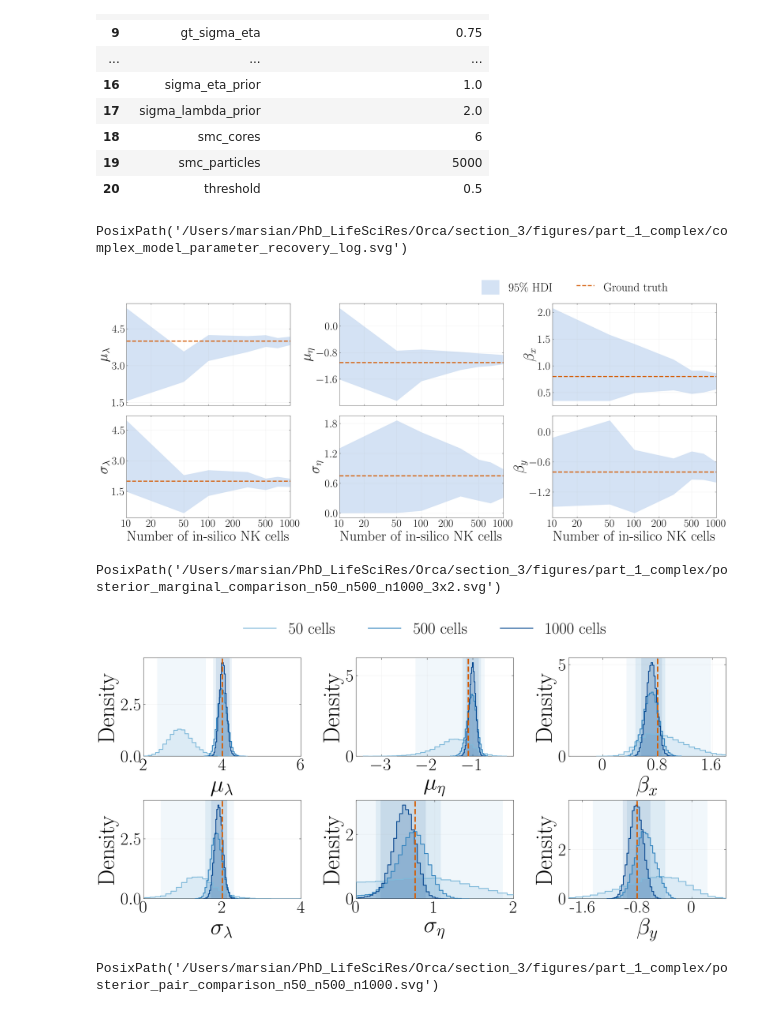
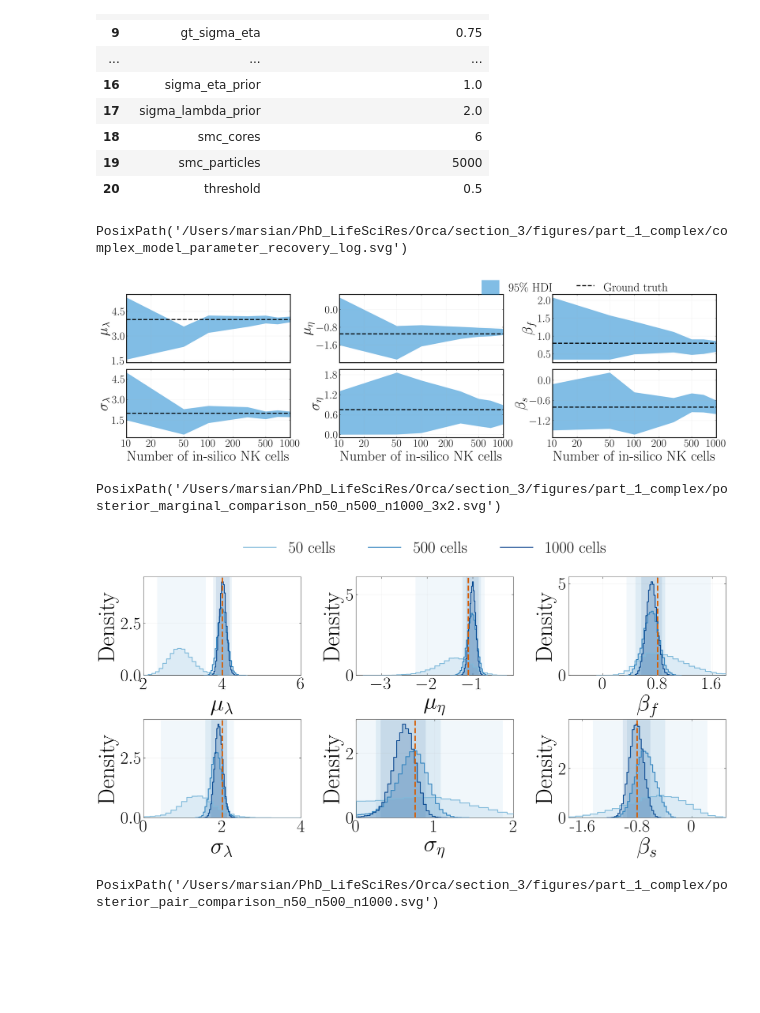
Before and after one commit to sthsci/Barracuda, a Jupyter notebook: section_3/notebooks/plot_1_trajmodel.ipynb, the cells around one changed output. Drawn from its saved outputs; the diff is of its cells as text; code cells hidden in the pictures; blank space fills up the shorter version.

```diff
--- a/section_3/notebooks/plot_1_trajmodel.ipynb
+++ b/section_3/notebooks/plot_1_trajmodel.ipynb
@@ -79,8 +79,8 @@ PARAM_LABELS = {
     # "mu_p0": r"$\mu_{p_0}$",
     "mu_eta": r"$\mu_\eta$",
     "sigma_eta": r"$\sigma_\eta$",
-    "beta_x": r"$\beta_x$",
-    "beta_y": r"$\beta_y$",
+    "beta_x": r"$\beta_f$",
+    "beta_y": r"$\beta_s$",
 }
 
 PLOT_PARAMETERS = [
@@ -92,10 +92,10 @@ LABEL_SIZE = 34
 TICK_SIZE = 26
 LEGEND_SIZE = 28
 TICK_NBINS = 4
-GROUND_TRUTH_COLOR = "#D55E00"
+GROUND_TRUTH_COLOR = "#000000"
 GROUND_TRUTH_LINESTYLE = "--"
 GROUND_TRUTH_LINEWIDTH = 2.5
-POSTERIOR_COLOR = "#1562C6"
+POSTERIOR_COLOR = "#057dcd"
 
 
 def param_display_label(param: str) -> str:
@@ -176,7 +176,7 @@ xscale = "log"
 fig, axes = plt.subplots(
     2,
     3,
-    figsize=(21, 9),
+    figsize=(21, 6),
     dpi=350,
     sharex=True,
 )
@@ -199,7 +199,7 @@ for ax, param in zip(axes, PLOT_PARAMETERS):
         lo,
         hi,
         color=POSTERIOR_COLOR,
-        alpha=0.18,
+        alpha=0.5,
         linewidth=0,
         label="95\% HDI",
     )
@@ -222,6 +222,8 @@ for ax, param in zip(axes, PLOT_PARAMETERS):
     ax.yaxis.set_minor_locator(NullLocator())
     ax.minorticks_off()
     ax.set_xlim(left=sample_sizes[0], right=sample_sizes[-1])
+    for spine in ax.spines.values():
+            spine.set_linewidth(2)
 
 
 for ax in axes[:3]:
@@ -240,35 +242,35 @@ for ax in axes:
 
 handles, labels = axes[0].get_legend_handles_labels()
 fig.legend(
     handles,
     labels,
     loc="upper right",
-    bbox_to_anchor=(0.92, 1.00),  # tune legend position here
+    bbox_to_anchor=(0.92, 1.01),  # tune legend position here
     ncol=2,
     frameon=False,
     fontsize=LEGEND_SIZE,
     handlelength=1.5,
     handleheight=1.5,
     labelspacing=0.6,
     columnspacing=2.0,
     borderpad=0.3,
 )
 
 fig.subplots_adjust(
     left=0.06,
     right=0.98,
     bottom=0.10,
     top=0.88,
     wspace=0.3,  # horizontal space between columns
     hspace=0.1,  # vertical space between rows
 )
 
 out_path = figure_dir / f"complex_model_parameter_recovery_{xscale}.svg"
 fig.savefig(out_path, bbox_inches="tight", transparent=True)
 out_path
 # %% [output]
 PosixPath('/Users/marsian/PhD_LifeSciRes/Orca/section_3/figures/part_1_complex/complex_model_parameter_recovery_log.svg')
-[figure, old version]
+[figure, new version]
 # %%
 import arviz as az
 import seaborn as sns
@@ -456,7 +458,7 @@ fig.savefig(out_path, bbox_inches="tight", transparent=True)
 out_path
 # %% [output]
 PosixPath('/Users/marsian/PhD_LifeSciRes/Orca/section_3/figures/part_1_complex/posterior_marginal_comparison_n50_n500_n1000_3x2.svg')
-[figure, old version]
+[figure, new version]
 # %%
 def apply_param_ticks(
     ax,
```
Also changed, not shown: 56 other files.
